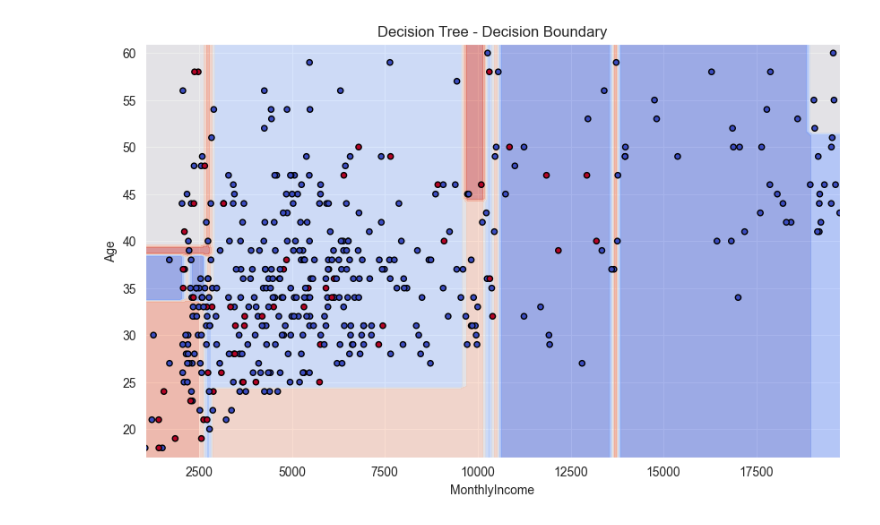
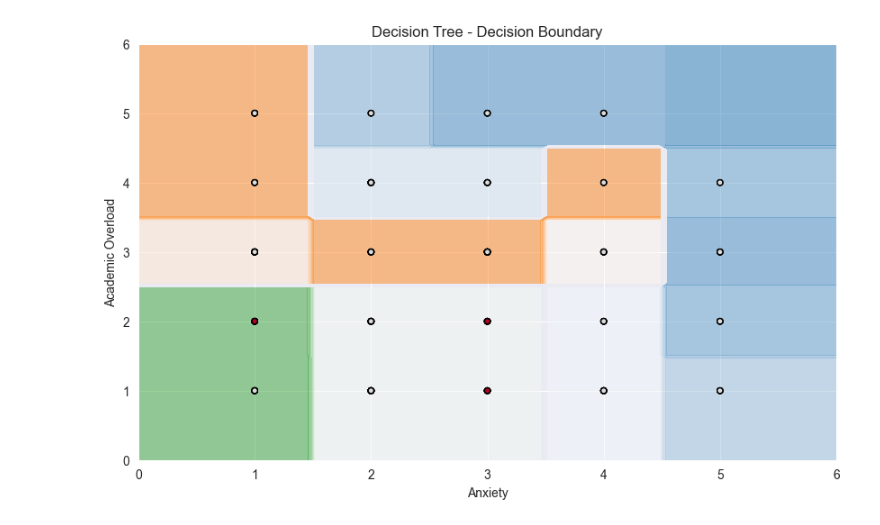
Before and after one commit to Brabham1/machine-learning, a Jupyter notebook: sample.ipynb, the cells around one changed output. Saved outputs shown, nothing was run; the diff lists cells and outputs as text; code cells hidden in the pictures.

```diff
--- a/sample.ipynb
+++ b/sample.ipynb
@@ -117,64 +157,66 @@ Done. Saved HR_Analytics_cleaned.csv
 # %%
-from sklearn.tree import DecisionTreeClassifier
-df = pd.read_csv('HR_Analytics_cleaned.csv')
-X = df.drop(columns=['Attrition'])
-y = df['Attrition']
+df = pd.read_csv("Stress_Dataset_cleaned.csv")
+X = df.drop(columns=["stress_type"])
+y = df["stress_type"]
 X_train, X_test, y_train, y_test = train_test_split(X, y, test_size=0.3, random_state=42)
 
-print(f"Training: {X_train.shape[0]} | Test: {X_test.shape[0]}")
-print(f"Train classes:\n{y_train.value_counts()}")
-print(f"Test classes:\n{y_test.value_counts()}")
+total = len(y)
+print(f"Total: {total} | Training: {X_train.shape[0]} ({X_train.shape[0]/total*100:.1f}%) | Test: {X_test.shape[0]} ({X_test.shape[0]/total*100:.1f}%)")
+print("\nTrain class counts and %:")
+for cls, cnt in y_train.value_counts().items():
+    print(f"  Class {cls}: {cnt} ({cnt/len(y_train)*100:.1f}%)")
+print("\nTest class counts and %:")
+for cls, cnt in y_test.value_counts().items():
+    print(f"  Class {cls}: {cnt} ({cnt/len(y_test)*100:.1f}%)")
 
-  # === Random Forest (3 experiments) ===
+
 print("\n=== RANDOM FOREST ===")
 rf_configs = [
-      {'n_estimators': 50, 'max_depth': 5},
-      {'n_estimators': 100, 'max_depth': 10},
-      {'n_estimators': 200, 'max_depth': None},
-  ]
+    {"n_estimators": 50, "max_depth": 5},
+    {"n_estimators": 100, "max_depth": 10},
+    {"n_estimators": 200, "max_depth": None},
+]
 for i, params in enumerate(rf_configs, 1):
-      rf = RandomForestClassifier(**params, random_state=42, class_weight='balanced')
-      rf.fit(X_train, y_train)
-      train_acc = accuracy_score(y_train, rf.predict(X_train))
-      test_acc = accuracy_score(y_test, rf.predict(X_test))
-      print(f"\nExperiment {i}: {params}")
-      print(f"  Train: {train_acc:.4f} | Test: {test_acc:.4f} | Overfit: {'Yes' if train_acc - test_acc > 0.05 else
-'No'}")
-      print(classification_report(y_test, rf.predict(X_test)))
-      ConfusionMatrixDisplay.from_estimator(rf, X_test, y_test)
-      plt.title(f'RF Experiment {i}')
-      plt.show()
+    rf = RandomForestClassifier(**params, random_state=42, class_weight="balanced")
+    rf.fit(X_train, y_train)
+    train_acc = accuracy_score(y_train, rf.predict(X_train))
+    test_acc = accuracy_score(y_test, rf.predict(X_test))
+    print(f"\nExperiment {i}: {params}")
+    print(f"  Train: {train_acc:.4f} | Test: {test_acc:.4f} | Overfit: {'Yes' if train_acc - test_acc > 0.05 else 'No'}")
+    print(classification_report(y_test, rf.predict(X_test)))
+    ConfusionMatrixDisplay.from_estimator(rf, X_test, y_test)
+    plt.title(f"RF Experiment {i}")
+    plt.show()
 
-  # === Decision Tree (3 experiments) ===
+
 print("\n=== DECISION TREE ===")
 dt_configs = [
-      {'max_depth': 3},
-      {'max_depth': 5},
-      {'max_depth': 10},
-  ]
+    {"max_depth": 3},
+    {"max_depth": 5},
+    {"max_depth": 10},
+]
 for i, params in enumerate(dt_configs, 1):
-      dt = DecisionTreeClassifier(**params, random_state=42, class_weight='balanced')
-      dt.fit(X_train, y_train)
-      train_acc = accuracy_score(y_train, dt.predict(X_train))
-      test_acc = accuracy_score(y_test, dt.predict(X_test))
-      print(f"\nExperiment {i}: {params}")
-      print(f"  Train: {train_acc:.4f} | Test: {test_acc:.4f} | Overfit: {'Yes' if train_acc - test_acc > 0.05 else
-'No'}")
-      print(classification_report(y_test, dt.predict(X_test)))
-      ConfusionMatrixDisplay.from_estimator(dt, X_test, y_test)
-      plt.title(f'DT Experiment {i}')
-      plt.show()
+    dt = DecisionTreeClassifier(**params, random_state=42, class_weight="balanced")
+    dt.fit(X_train, y_train)
+    train_acc = accuracy_score(y_train, dt.predict(X_train))
+    test_acc = accuracy_score(y_test, dt.predict(X_test))
+    print(f"\nExperiment {i}: {params}")
+    print(f"  Train: {train_acc:.4f} | Test: {test_acc:.4f} | Overfit: {'Yes' if train_acc - test_acc > 0.05 else 'No'}")
+    print(classification_report(y_test, rf.predict(X_test)))
+    ConfusionMatrixDisplay.from_estimator(dt, X_test, y_test)
+    plt.title(f"DT Experiment {i}")
+    plt.show()
 
-  # === Decision Boundary (bonus plot) ===
-X_train_2d = X_train[['MonthlyIncome', 'Age']]
-X_test_2d = X_test[['MonthlyIncome', 'Age']]
-dt2 = DecisionTreeClassifier(max_depth=5, random_state=42, class_weight='balanced')
+
+X_train_2d = X_train[["anxiety", "academic_overload"]]
+X_test_2d = X_test[["anxiety", "academic_overload"]]
+dt2 = DecisionTreeClassifier(max_depth=5, random_state=42, class_weight="balanced")
 dt2.fit(X_train_2d, y_train)
 fig, ax = plt.subplots(figsize=(10, 6))
-DecisionBoundaryDisplay.from_estimator(dt2, X_test_2d, ax=ax, cmap='coolwarm', alpha=0.5)
-ax.scatter(X_test_2d['MonthlyIncome'], X_test_2d['Age'], c=y_test, cmap='coolwarm', edgecolors='k', s=20)
-ax.set_xlabel('MonthlyIncome')
-ax.set_ylabel('Age')
-ax.set_title('Decision Tree - Decision Boundary')
+DecisionBoundaryDisplay.from_estimator(dt2, X_test_2d, ax=ax, cmap="coolwarm", alpha=0.5)
+ax.scatter(X_test_2d["anxiety"], X_test_2d["academic_overload"], c=y_test, cmap="coolwarm", edgecolors="k", s=20)
+ax.set_xlabel("Anxiety")
+ax.set_ylabel("Academic Overload")
+ax.set_title("Decision Tree - Decision Boundary")
 plt.show()
 # %% [output]
@@ -256,2 +303,2 @@ weighted avg       0.79      0.77      0.78       441
-[figure, old version]
+[figure, new version]
 # %%
```
Also changed, not shown: parts of 5 cells of this notebook, 5 other files.
